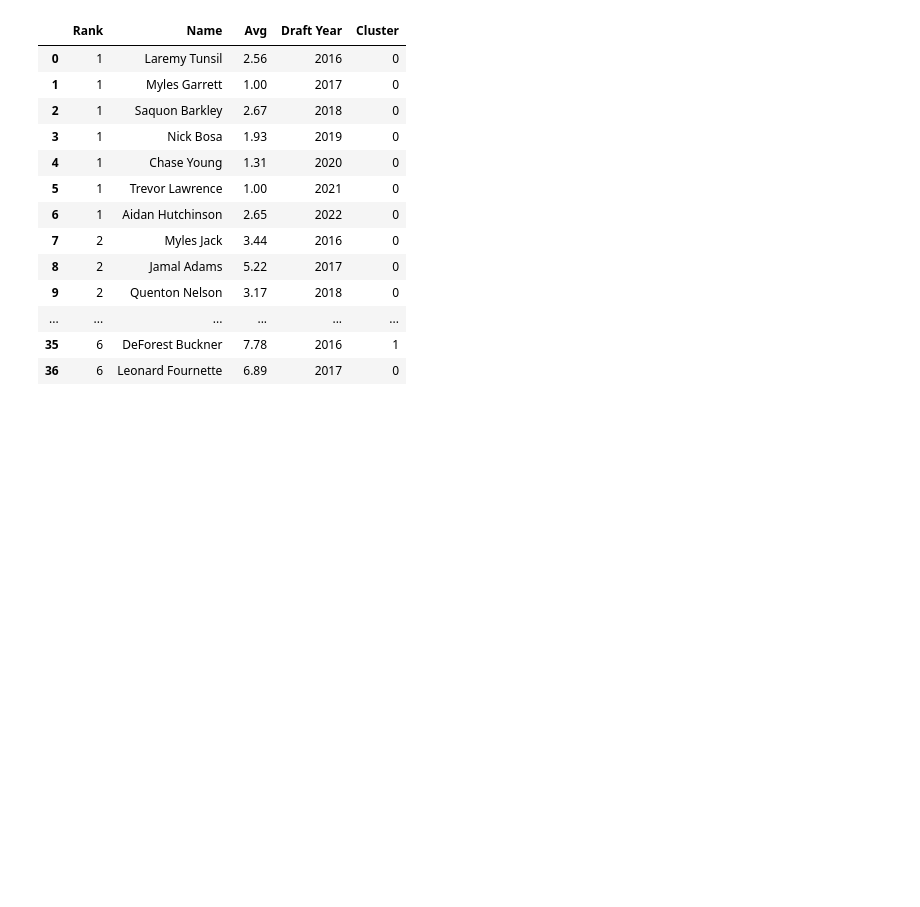
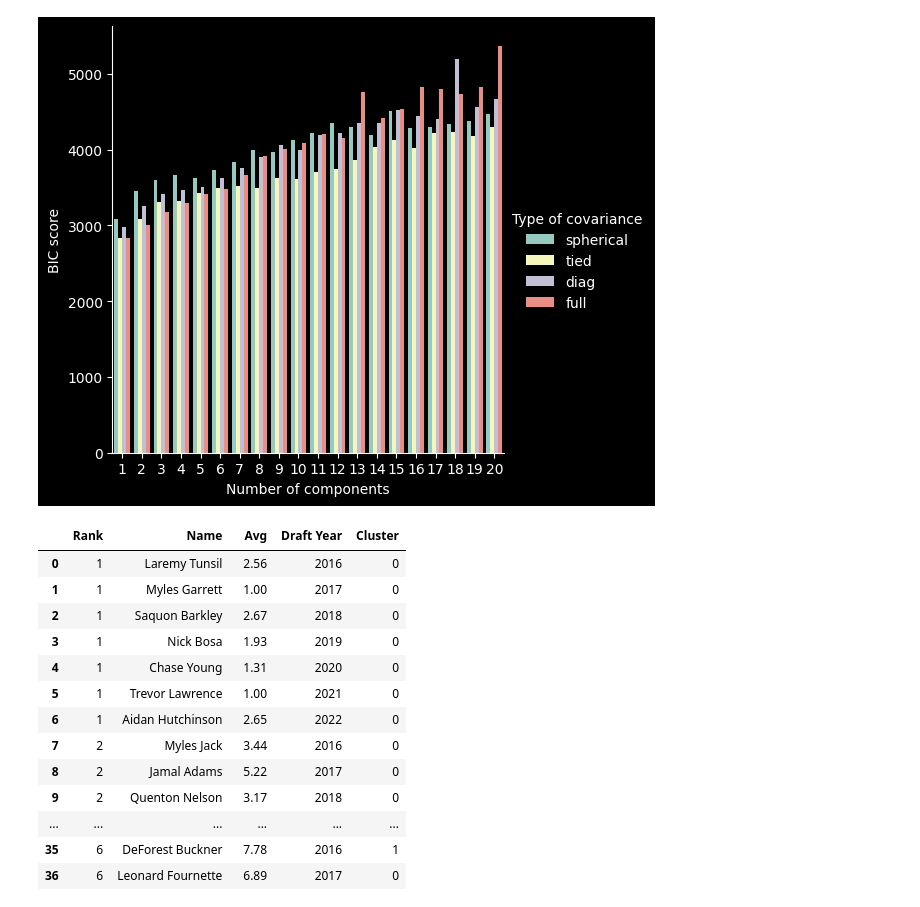
Before and after one commit to rafrisci/tiering_nfl_drafts, a Jupyter notebook: explore_big_board.ipynb, the cells around one changed output. Drawn from its saved outputs; the diff is of its cells as text; code cells hidden in the pictures; blank space fills up the shorter version.

```diff
--- a/explore_big_board.ipynb
+++ b/explore_big_board.ipynb
@@ -27,0 +25,17 @@ prospects['Cluster'] = gm.predict(vals)
+# %%
+vals = np.array(prospects[['SD', 'Avg']])
+
+param_grid = {
+    "n_components": range(1, 21),
+    "covariance_type": ["spherical", "tied", "diag", "full"],
+}
+
+def gmm_bic_score(estimator, X):
+    """Callable to pass to GridSearchCV that will use the BIC score."""
+    # Make it negative since GridSearchCV expects a score to maximize
+    return -estimator.bic(X)
+
+grid_search = GridSearchCV(
+    GaussianMixture(), param_grid=param_grid, scoring=gmm_bic_score
+)
+grid_search.fit(vals)
@@ -27,0 +48,13 @@ prospects['Cluster'] = gm.predict(vals)
+# %%
+best_score = pd.DataFrame(grid_search.cv_results_)[
+    ["param_n_components", "param_covariance_type", "mean_test_score"]
+]
+best_score["mean_test_score"] = -best_score["mean_test_score"]
+best_score = best_score.rename(
+    columns={
+    "param_n_components": "Number of components",
+    "param_covariance_type": "Type of covariance",
+    "mean_test_score": "BIC score",
+    }
+)
+best_score.sort_values(by="BIC score").head(20)
@@ -27,0 +79,13 @@ prospects['Cluster'] = gm.predict(vals)
+# %%
+import seaborn as sns
+
+sns.catplot(
+    data=best_score,
+    kind="bar",
+    x="Number of components",
+    y="BIC score",
+    hue="Type of covariance",
+)
+plt.show()
+# %% [output]
+[figure, added]
```
Also changed, not shown: parts of 5 cells of this notebook.
